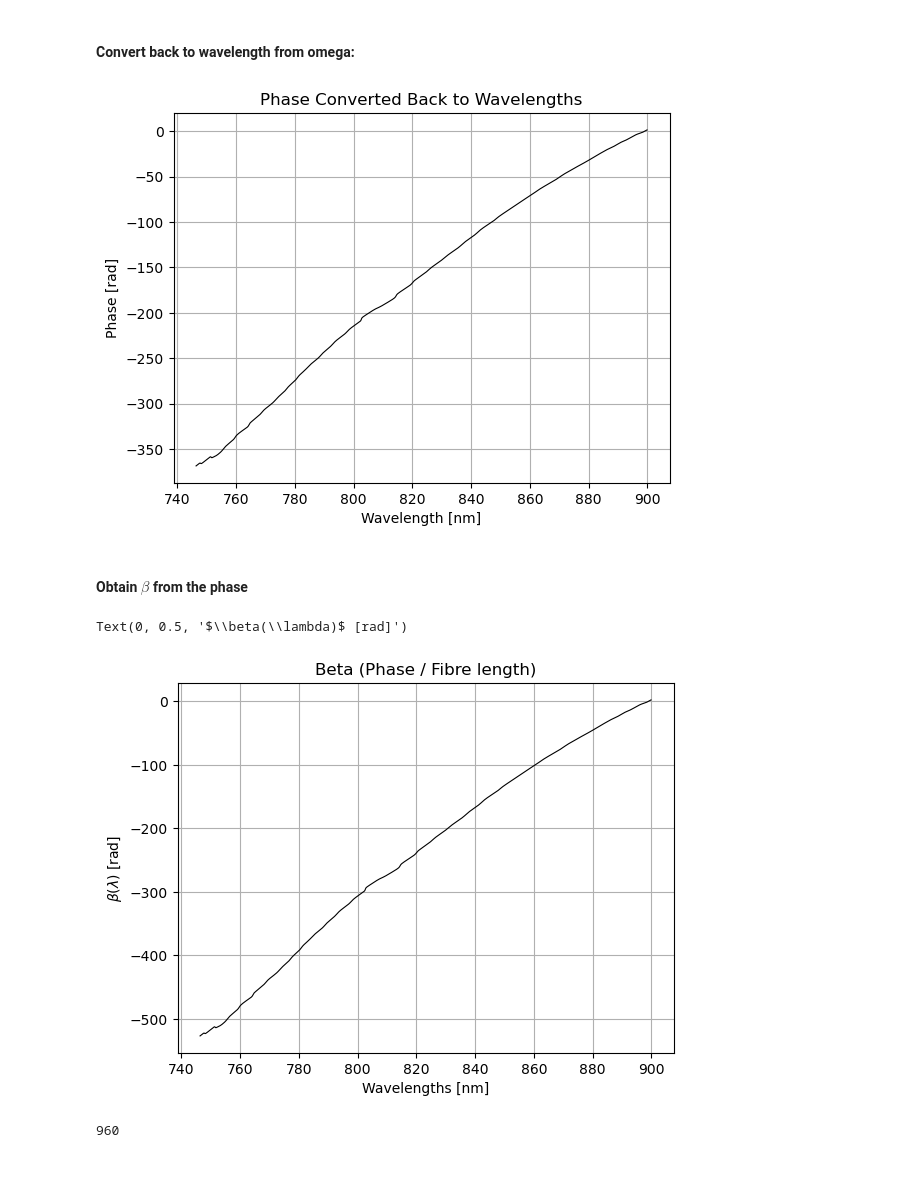
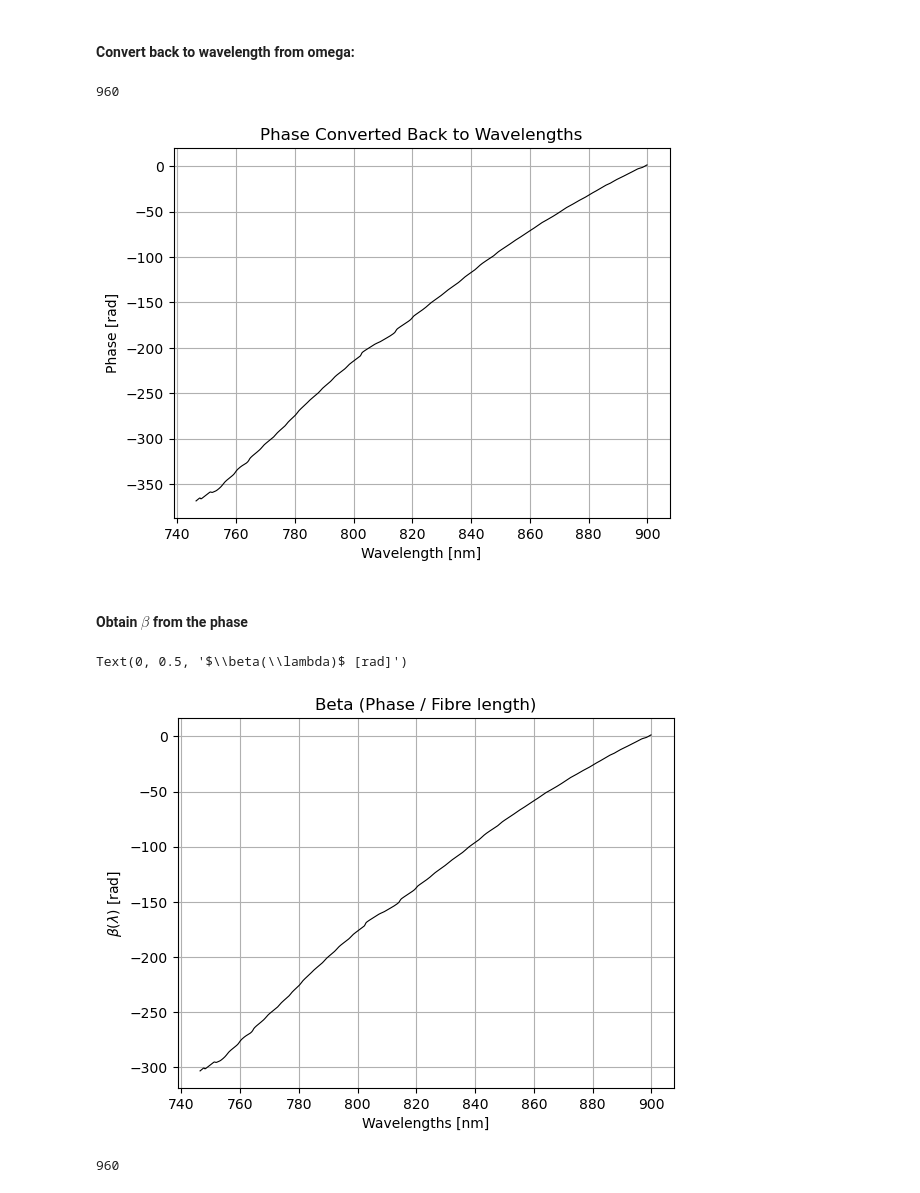
Before and after one commit to jmorse2020/FYP_Simulations, a Jupyter notebook: HCF_FFT_Dispersion_Extraction.ipynb, the cells around one changed output. Saved outputs shown, nothing was run; the diff lists cells and outputs as text; code cells hidden in the pictures.

```diff
--- a/HCF_FFT_Dispersion_Extraction.ipynb
+++ b/HCF_FFT_Dispersion_Extraction.ipynb
@@ -208,7 +208,7 @@ xscale = 1e-12
 # keep_min_freq =  0.08 * xscale
 # keep_max_freq = 2e-13 # 0.2 * xscale
 keep_max_freq =  -0.08 * xscale
-keep_min_freq = -2e-13 # 0.2 * xscale
+keep_min_freq = -0.22 * xscale # 0.2 * xscale
 # xlim = [-0.1 * xscale, 1 * xscale]
 xlim = [-1 * xscale, 0.1 * xscale]
 ylim = None
@@ -257,6 +257,8 @@ plt.show()
 #### Convert back to wavelength from omega:
 # %%
 wavelengths, phase = linear_interpolation_omega_wavelength(x, final_ys)
+wavelengths3 = wavelengths
+print(len(wavelengths))
 plt.plot(wavelengths, phase, color = 'k', linewidth = 0.8)
 plt.title("Phase Converted Back to Wavelengths")
 plt.ylabel("Phase [rad]")
@@ -264,22 +266,24 @@ plt.xlabel(r"Wavelength [nm]")
 plt.grid()
 plt.show()
 # %% [output]
+960
 [figure]
 # %% [markdown]
 #### Obtain $\beta$ from the phase
 # %%
-fibre_length = 0.7
+# fibre_length = 0.7
+fibre_length = 1.216
 beta_lambda = de.ObtainBetaFromPhi(phase, fibre_length)
 plt.plot(wavelengths, beta_lambda, color='k', linewidth = 0.8)
 plt.grid()
 plt.title("Beta (Phase / Fibre length)")
 plt.xlabel("Wavelengths [nm]")
 plt.ylabel(r'$\beta(\lambda)$ [rad]') # Note: Think this unit is wrong, should be rad per m
 # plt.xlim([800, 825])
 # plt.ylim([0, 150])
 # %% [output]
 Text(0, 0.5, '$\\beta(\\lambda)$ [rad]')
-[figure, old version]
+[figure, new version]
 # %%
 def CDA2(func_vals, step_size):
     '''
```
Also changed, not shown: parts of 35 cells of this notebook.
